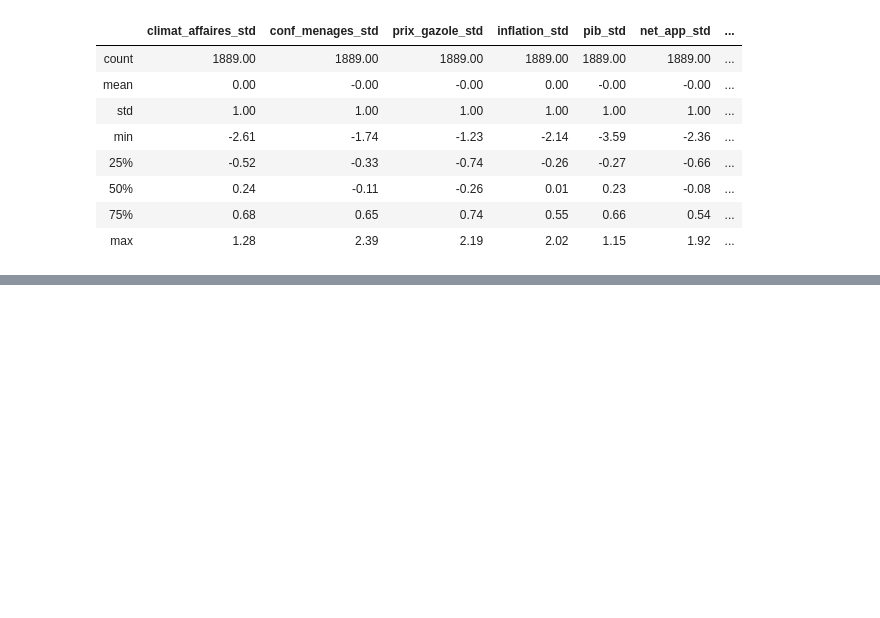
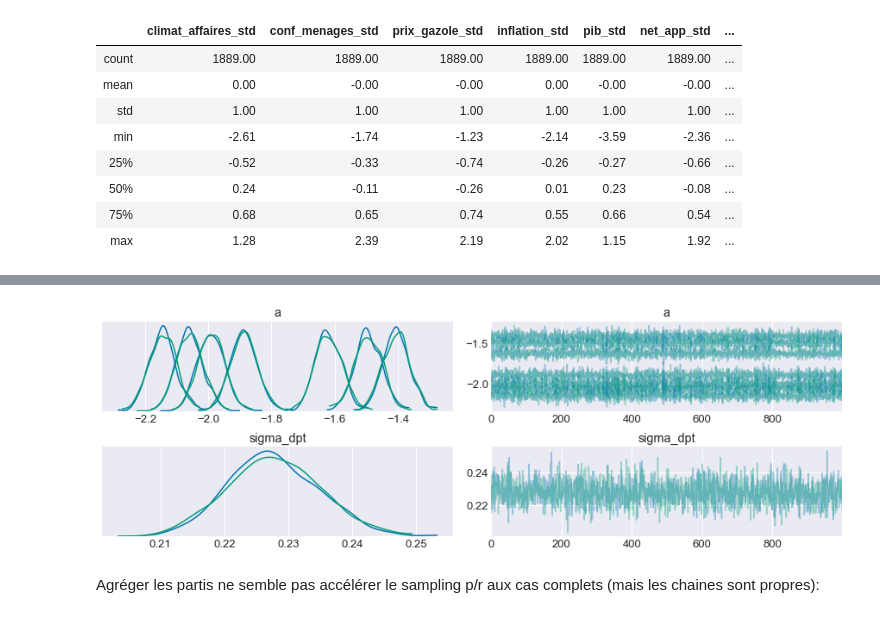
Before and after one commit to pollsposition/models, a Jupyter notebook: fondamentaux/funds2.ipynb, the cells around one changed output, grey strips where cells are left out. Drawn from its saved outputs; the diff is of its cells as text; code cells hidden in the pictures; blank space fills up the shorter version.

```diff
--- a/fondamentaux/funds2.ipynb
+++ b/fondamentaux/funds2.ipynb
@@ -97,0 +170,37 @@ ValueError: Input dimension mis-match. (input[0].shape[1] = 7, input[1].shape[1]
+# %%
+cond = (
+    (d.farleft >= 6.0)
+    & (d.left >= 6.0)
+    & (d.green >= 6.0)
+    & (d.center >= 6.0)
+    & (d.right >= 6.0)
+    & (d.farright >= 6.0)
+    & (d.other >= 6.0)
+)
+d2 = d.loc[cond]
+# %%
+dpt_id, dpts = d2.departement.factorize(sort=True)
+Ndpts = len(dpts)
+Nparties = len(PARTIES)
+N = d2[PARTIES_INT].sum(axis=1).values
+R_obs = d2[PARTIES_INT].values
+
+with pm.Model() as m_itcpt_thresh:
+
+    a = pm.Normal("a", -1.8, 0.1, shape=Nparties)
+    sigma_dpt = pm.Exponential("sigma_dpt", 1.0)
+
+    # one intercept for each dpt and each party:
+    a_dpt = pm.Normal("a_dpt", 0.0, sigma_dpt, shape=(Ndpts, Nparties))
+    print("a_dpt: ", a_dpt.tag.test_value.shape)
+
+    p = tt.nnet.softmax(a + a_dpt[dpt_id])
+    print("p: ", p.tag.test_value.shape)
+
+    print("N: ", N.shape)
+    print("R_obs: ", R_obs.shape)
+    R = pm.Multinomial("R", n=N, p=p, observed=R_obs)
+
+    trace_itcpt_thresh = pm.sample(1000, tune=3000, cores=2, random_seed=RANDOM_SEED)
+
+az.summary(trace_itcpt_thresh, round_to=2, var_names=["a", "sigma_dpt"])
@@ -97,0 +217,6 @@ ValueError: Input dimension mis-match. (input[0].shape[1] = 7, input[1].shape[1]
+# %%
+az.plot_trace(trace_itcpt_thresh, var_names=["a", "sigma_dpt"], compact=True)
+# %% [output]
+[figure, added]
+# %% [markdown]
+Agréger les partis ne semble pas accélérer le sampling p/r aux cas complets (mais les chaines sont propres):
```
Also changed, not shown: parts of 18 cells of this notebook.
